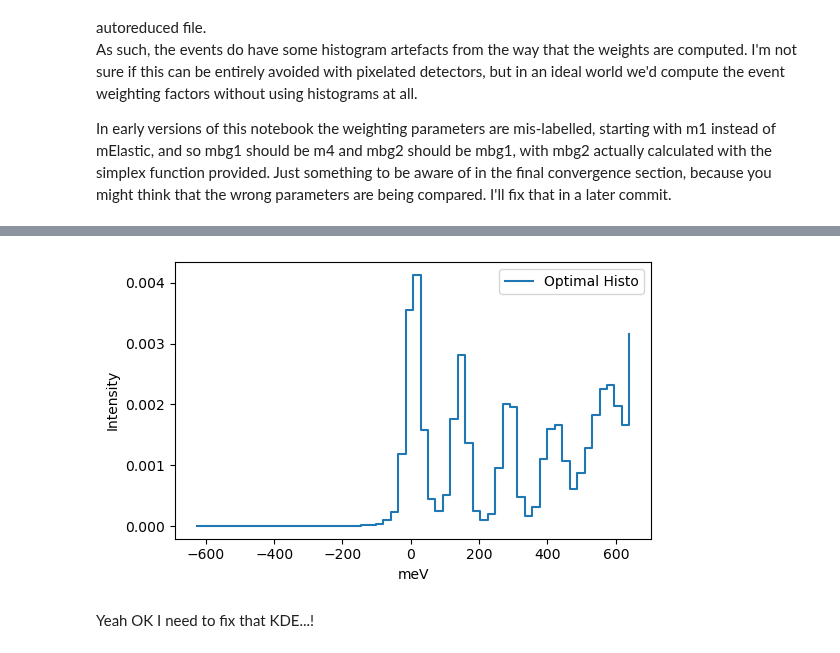
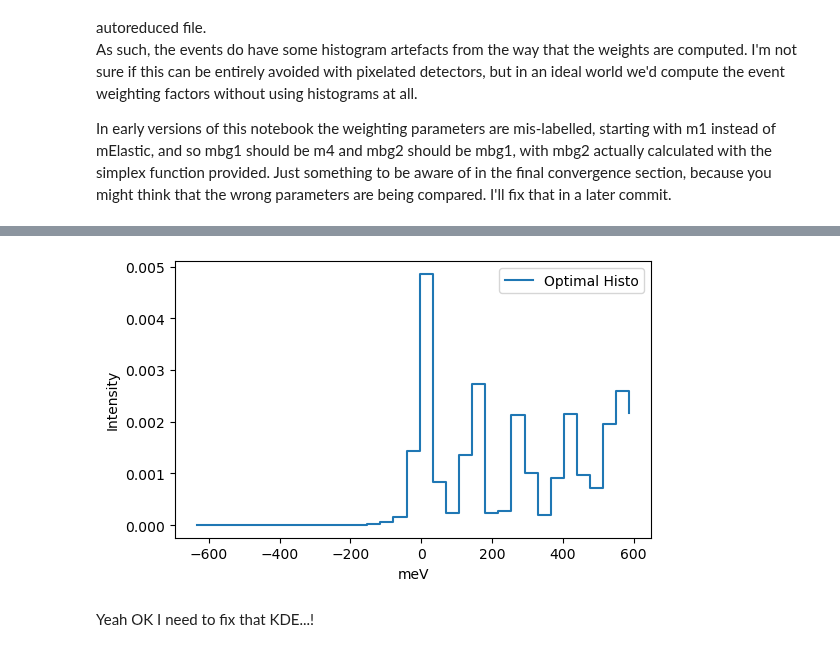
Before and after one commit to localoptimum/emtk, a Jupyter notebook: ARCStest.ipynb, the cells around one changed output, grey strips where cells are left out. Cells and saved outputs as stored; diff of their text form; code cells hidden in the pictures.

```diff
--- a/ARCStest.ipynb
+++ b/ARCStest.ipynb
@@ -245,11 +244,11 @@ Least squares model function defined.
  1.82600064e-02 1.60267612e-02 4.38465615e-02 9.72543769e-02
  1.23466682e-01]
 # %%
-cpo = ema1.subsample(50000)
+cpo = ema1.subsample(10000)
 cpo.plot_histogram(loglog=False,log=False, xlabel='meV')
 #cpo.plot_kde(loglog=False,log=False)
 # %% [output]
-[figure, old version]
+[figure, new version]
 # %% [markdown]
 Yeah OK I need to fix that KDE...!
 # %%
```
Also changed, not shown: parts of 9 cells of this notebook, 2 other files.
